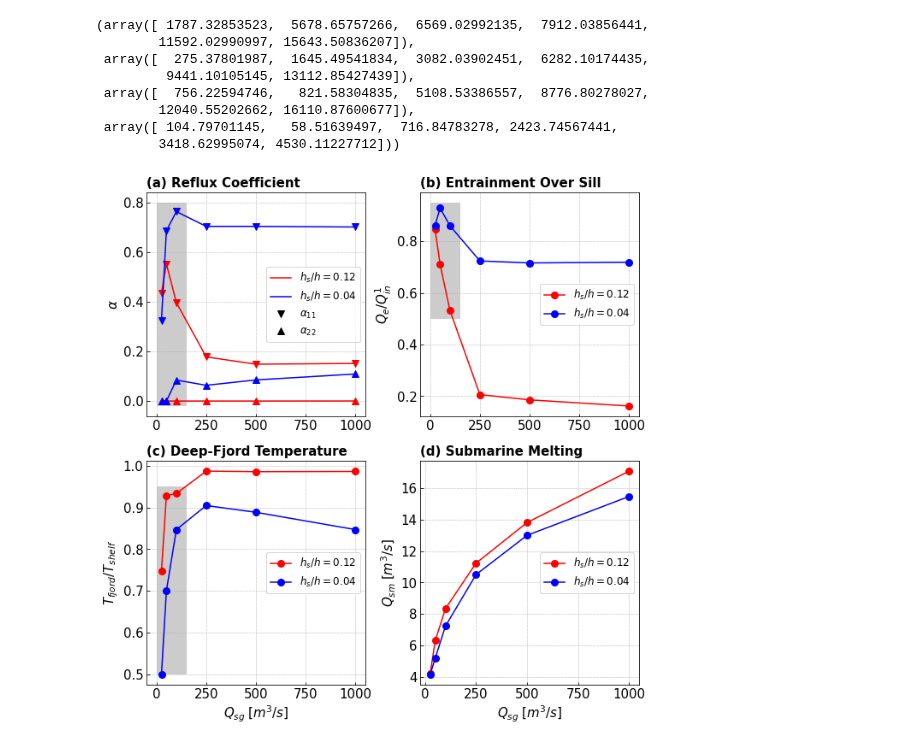
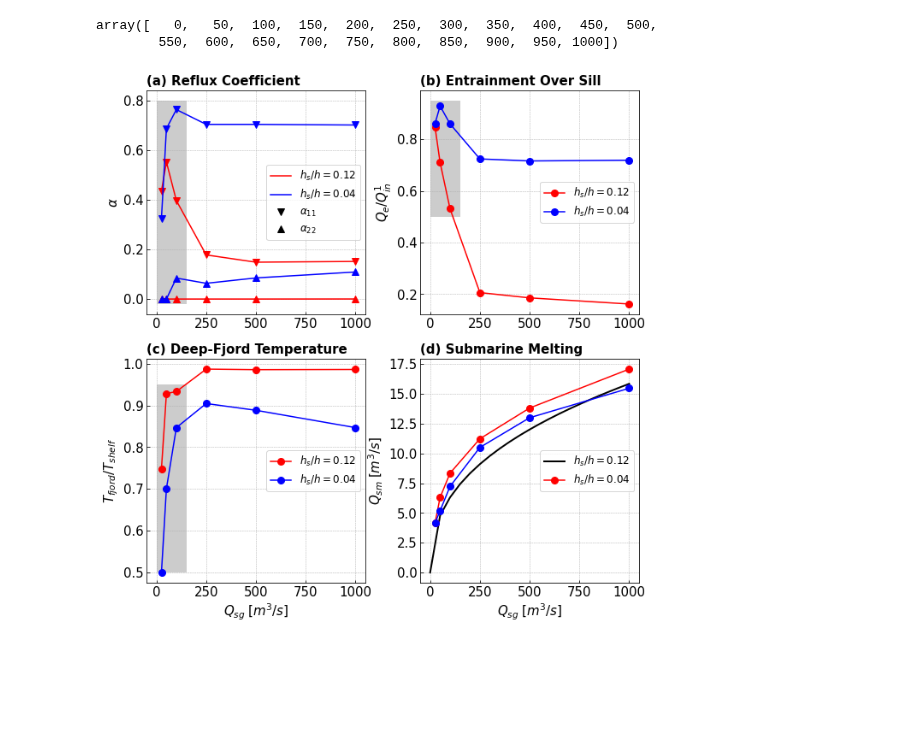
Before and after one commit to weiyangbao/Jupyter-Iceplume, a Jupyter notebook: Fjord Modeling/6-QsgPlot.ipynb, the cells around one changed output. Saved outputs shown, nothing was run; the diff lists cells and outputs as text; code cells hidden in the pictures; blank space fills up the shorter version.

Commit message:
Adjust plot

```diff
--- a/Fjord Modeling/6-QsgPlot.ipynb
+++ b/Fjord Modeling/6-QsgPlot.ipynb
@@ -29,16 +29,10 @@ Qsm2 = file2.Qsm.data
 Tsr2 = file2.Ts.data / file2.Ts_in.data
 Tsre2 = file2.Ts_e.data / file2.Ts_in.data
 # %%
-Qin1_maxhs, Qin2_maxhs, Qin1_minhs, Qin2_minhs
+np.arange(0,1050,50)
 # %% [output]
-(array([ 1787.32853523,  5678.65757266,  6569.02992135,  7912.03856441,
-        11592.02990997, 15643.50836207]),
- array([  275.37801987,  1645.49541834,  3082.03902451,  6282.10174435,
-         9441.10105145, 13112.85427439]),
- array([  756.22594746,   821.58304835,  5108.53386557,  8776.80278027,
-        12040.55202662, 16110.87600677]),
- array([ 104.79701145,   58.51639497,  716.84783278, 2423.74567441,
-        3418.62995074, 4530.11227712]))
+array([   0,   50,  100,  150,  200,  250,  300,  350,  400,  450,  500,
+        550,  600,  650,  700,  750,  800,  850,  900,  950, 1000])
 # %%
 fig1 = plt.figure(figsize=(10,10))
 #fig1.tight_layout()
@@ -92,31 +86,33 @@ ax3.plot(Qsg,Tsre1,'o-r', Qsg,Tsre2,'o-b',ms=8, lw=1.5)
 ax3.legend([r'$h_s/h=0.12$',r'$h_s/h=0.04$'],loc='right', fontsize=12)
 ax3.set_xlabel(r'$Q_{sg}\;[m^3/s]$',size = 15)
 ax3.set_ylabel(r'$T_{fjord}/T_{shelf}$',size =15)
 ax3.grid(linestyle='--', linewidth=0.5)
 ax3.tick_params(direction='in', labelsize=15)
 ax3.set_title(r'(c) Deep-Fjord Temperature', loc='left', size=15, weight='bold')
 
 # Add path for uncertain values
 rect3 = Rectangle((0,.5),150,.45,facecolor='k',alpha=0.2)
 # Add the patch to the Axes
 ax3.add_patch(rect3)
 
 
 # Qsm plot
+qsg = np.arange(0,1050,50)
+ax4.plot(qsg,qsg**(2/5), 'k-',lw=2)
 ax4.plot(Qsg,Qsm1,'o-r', Qsg,Qsm2,'o-b',ms=8, lw=1.5)
 ax4.legend([r'$h_s/h=0.12$',r'$h_s/h=0.04$'],loc='right', fontsize=12)
 ax4.set_xlabel(r'$Q_{sg}\;[m^3/s]$',size = 15)
 ax4.set_ylabel(r'$Q_{sm}\;[m^3/s]$',size = 15)
 ax4.grid(linestyle='--', linewidth=0.5)
 ax4.tick_params(direction='in', labelsize=15)
 ax4.set_title(r'(d) Submarine Melting', loc='left', size=15, weight='bold')
 
 # set the spacing between subplots
 plt.subplots_adjust(left=0.1,
                     bottom=0.1,
                     right=0.9,
                     top=0.9,
                     wspace=0.25,
                     hspace=0.2)
 # %% [output]
-[figure, old version]
+[figure, new version]
```
Also changed, not shown: parts of 2 cells of this notebook, 1 other file.
